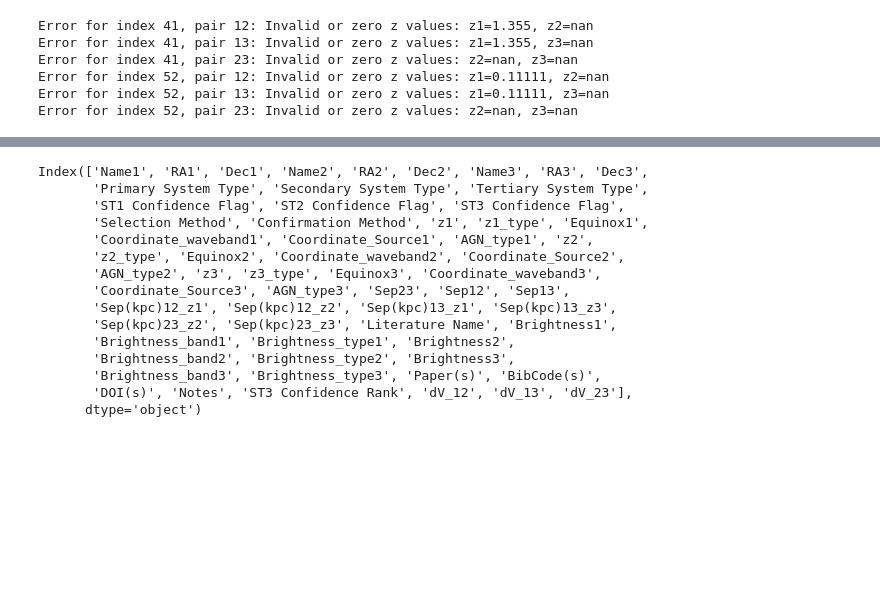
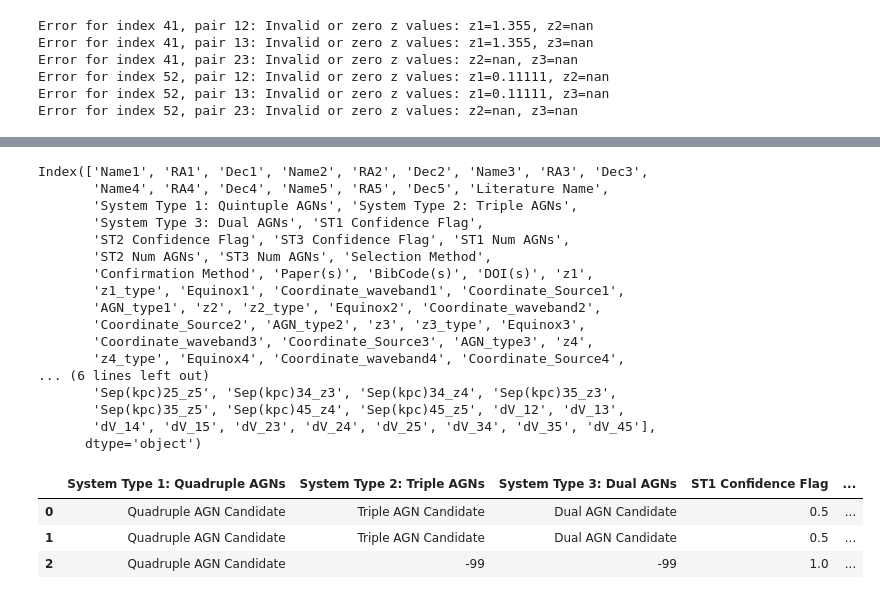
Before and after one commit to thatastroguy/thebigmac, a Jupyter notebook: N-tuple_AGNs.ipynb, the cells around one changed output, grey strips where cells are left out. Cells and saved outputs as stored; diff of their text form; code cells hidden in the pictures; blank space fills up the shorter version.

Commit message:
Final structural corrections made to the triple, quadruple, and quintuple table for the DR1. Redshifts updated for J0849+1114 and Arp 299; prior redshifts were incorrect.

```diff
--- a/N-tuple_AGNs.ipynb
+++ b/N-tuple_AGNs.ipynb
@@ -193,8 +233,12 @@ for index, row in tyt2009.iterrows():
 # and based on the separations alone in the tytler 2009 triples table, we can flag them as 'unlikely' triples
 # %%
 # Now adding in relevant columns for the literature triples table
-littriples['Tertiary System Type'] = "-99"
-littriples['ST3 Confidence Rank'] = -99
+#littriples['System Type 3: Single AGNs'] = "-99"
+#littriples['ST3 Confidence Rank'] = -99
+
+##littriples['ST1 Num AGNs'] = 3
+#littriples['ST2 Num AGNs'] = 3
+#littriples['ST3 Num AGNs'] = 2
 
 for index, row in littriples.iterrows():
     try:
@@ -352,9 +396,9 @@ for index, row in liu2011quint.iterrows():
 #liu2011quad
 # %%
 # Adding relevant columns for the AGN quadruple from Hennawi+2015
-litquads['Primary System Type'] = 'Quadruple AGN Candidate'
-litquads['Secondary System Type'] = '-99'
-litquads['Tertiary System Type'] = '-99'
+litquads['System Type 1: Quadruple AGNs'] = 'Quadruple AGN Candidate'
+litquads['System Type 2: Triple AGNs'] = '-99'
+litquads['System Type 3: Dual AGNs'] = '-99'
 litquads['ST1 Confidence Flag'] = 1
 litquads['ST2 Confidence Flag'] = -99
 litquads['ST3 Confidence Flag'] = -99
@@ -397,9 +441,9 @@ for index, row in litquads.iterrows():
     litquads.at[index, 'Sep(kpc)34_z4'] = row['Sep34']*cosmo.kpc_proper_per_arcmin(row['z4'])*(u.arcmin/u.kpc)*(1/60)
 # %%
 # adding relevant columns for the sextuplet
-litsix['Primary System Type'] = 'Sextuplet AGN Candidate'
-litsix['Secondary System Type'] = '-99'
-litsix['Tertiary System Type'] = '-99'
+litsix['System Type 1: Sextuple AGNs'] = 'Sextuplet AGN Candidate'
+litsix['System Type 2: Triple AGNs'] = '-99'
+litsix['System Type 3: Dual AGNs'] = '-99'
 litsix['ST1 Confidence Flag'] = -1 # here we are flagging it as -1
 # NOT because they're not AGNs in a dense environment/protocluster, but because these are NOT the result of \
 # mergers and their activity is probably dominated by the large scale environment.
@@ -598,25 +640,38 @@ KeyError: "['Sep12(kpc)', 'Sep13(kpc)', 'Sep23(kpc)'] not found in axis"
 # %%
-MACtriples.columns
+#MACtriples.columns
 #MACquads.columns
 #badtriples.columns
+liu2011quint.columns
+#litsix.columns
 # %% [output]
 Index(['Name1', 'RA1', 'Dec1', 'Name2', 'RA2', 'Dec2', 'Name3', 'RA3', 'Dec3',
-       'Primary System Type', 'Secondary System Type', 'Tertiary System Type',
-       'ST1 Confidence Flag', 'ST2 Confidence Flag', 'ST3 Confidence Flag',
-       'Selection Method', 'Confirmation Method', 'z1', 'z1_type', 'Equinox1',
-       'Coordinate_waveband1', 'Coordinate_Source1', 'AGN_type1', 'z2',
-       'z2_type', 'Equinox2', 'Coordinate_waveband2', 'Coordinate_Source2',
-       'AGN_type2', 'z3', 'z3_type', 'Equinox3', 'Coordinate_waveband3',
-       'Coordinate_Source3', 'AGN_type3', 'Sep23', 'Sep12', 'Sep13',
-       'Sep(kpc)12_z1', 'Sep(kpc)12_z2', 'Sep(kpc)13_z1', 'Sep(kpc)13_z3',
-       'Sep(kpc)23_z2', 'Sep(kpc)23_z3', 'Literature Name', 'Brightness1',
-       'Brightness_band1', 'Brightness_type1', 'Brightness2',
-       'Brightness_band2', 'Brightness_type2', 'Brightness3',
-       'Brightness_band3', 'Brightness_type3', 'Paper(s)', 'BibCode(s)',
-       'DOI(s)', 'Notes', 'ST3 Confidence Rank', 'dV_12', 'dV_13', 'dV_23'],
+       'Name4', 'RA4', 'Dec4', 'Name5', 'RA5', 'Dec5', 'Literature Name',
+       'System Type 1: Quintuple AGNs', 'System Type 2: Triple AGNs',
+       'System Type 3: Dual AGNs', 'ST1 Confidence Flag',
+       'ST2 Confidence Flag', 'ST3 Confidence Flag', 'ST1 Num AGNs',
+       'ST2 Num AGNs', 'ST3 Num AGNs', 'Selection Method',
+       'Confirmation Method', 'Paper(s)', 'BibCode(s)', 'DOI(s)', 'z1',
+       'z1_type', 'Equinox1', 'Coordinate_waveband1', 'Coordinate_Source1',
+       'AGN_type1', 'z2', 'z2_type', 'Equinox2', 'Coordinate_waveband2',
+       'Coordinate_Source2', 'AGN_type2', 'z3', 'z3_type', 'Equinox3',
+       'Coordinate_waveband3', 'Coordinate_Source3', 'AGN_type3', 'z4',
+       'z4_type', 'Equinox4', 'Coordinate_waveband4', 'Coordinate_Source4',
+... (6 lines left out)
+       'Sep(kpc)25_z5', 'Sep(kpc)34_z3', 'Sep(kpc)34_z4', 'Sep(kpc)35_z3',
+       'Sep(kpc)35_z5', 'Sep(kpc)45_z4', 'Sep(kpc)45_z5', 'dV_12', 'dV_13',
+       'dV_14', 'dV_15', 'dV_23', 'dV_24', 'dV_25', 'dV_34', 'dV_35', 'dV_45'],
       dtype='object')
 # %%
-#MACquads
+# here we're dropping the brightness columns from this data release
+MACtriples.drop(['Brightness_band1', 'Brightness_type1', 'Brightness2',\
+       'Brightness_band2', 'Brightness_type2', 'Brightness3',\
+       'Brightness_band3', 'Brightness_type3', 'Notes','Brightness1',\
+        'AGN_type1','AGN_type2','AGN_type3'], axis=1, inplace=True)
+MACquads.drop(['Notes','AGN_type2','AGN_type1','AGN_type3','AGN_type4'], axis=1, inplace=True)
+#liu2011quints.drop(['System Type','Notes','Brightness3', 'Brightness_band3',\
+#       'Brightness_type3','Brightness2', 'Brightness_band2', 'Brightness_type2',\
+#        'Brightness_band1', 'Brightness_type1','Brightness4',\
+#       'Brightness_band4', 'Brightness_type4','Brightness5', 'Brightness_band5', 'Brightness_type5'], axis=1, inplace=True)
 # %%
 # we need to take a closer look at the individual objects (Farina for example is a dual AGN but probably not \
 # a triple AGN because AGN 1 is ~200 kpc away from the other two)
@@ -623,3 +729,11 @@ Index(['Name1', 'RA1', 'Dec1', 'Name2', 'RA2', 'Dec2', 'Name3', 'RA3', 'Dec3',
+# %%
+MACtriples
+MACquads
+# %% [output]
+|  | System Type 1: Quadruple AGNs | System Type 2: Triple AGNs | System Type 3: Dual AGNs | ST1 Confidence Flag | ... |
+| 0 | Quadruple AGN Candidate | Triple AGN Candidate | Dual AGN Candidate | 0.5 | ... |
+| 1 | Quadruple AGN Candidate | Triple AGN Candidate | Dual AGN Candidate | 0.5 | ... |
+| 2 | Quadruple AGN Candidate | -99 | -99 | 1.0 | ... |
 # %%
 # and here we're saving the tables for the repository
 
```
Also changed, not shown: parts of 10 cells of this notebook, 17 other files.
